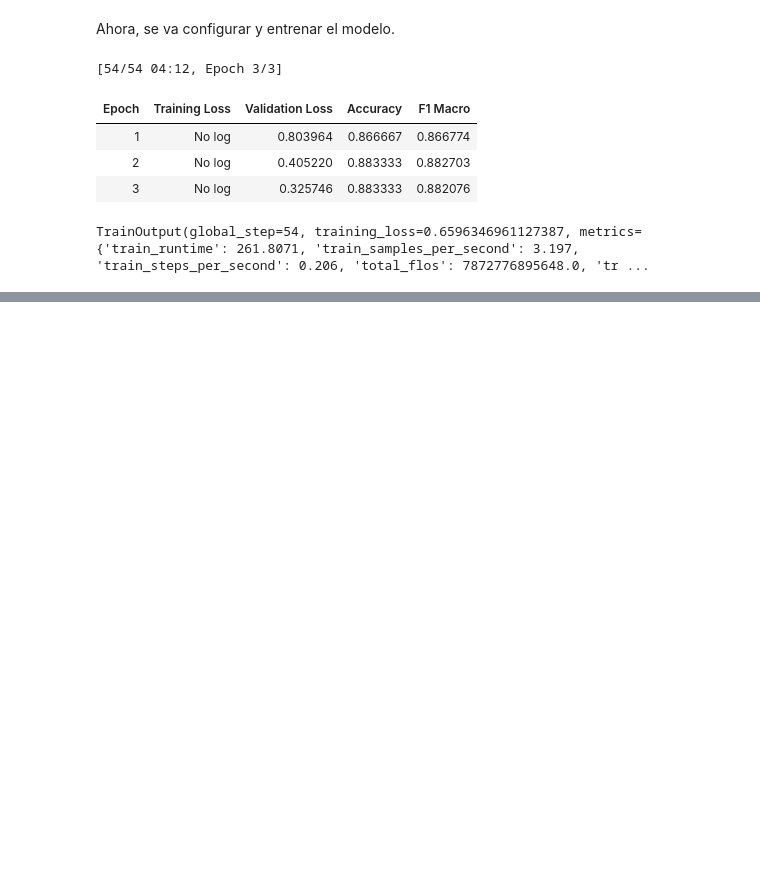
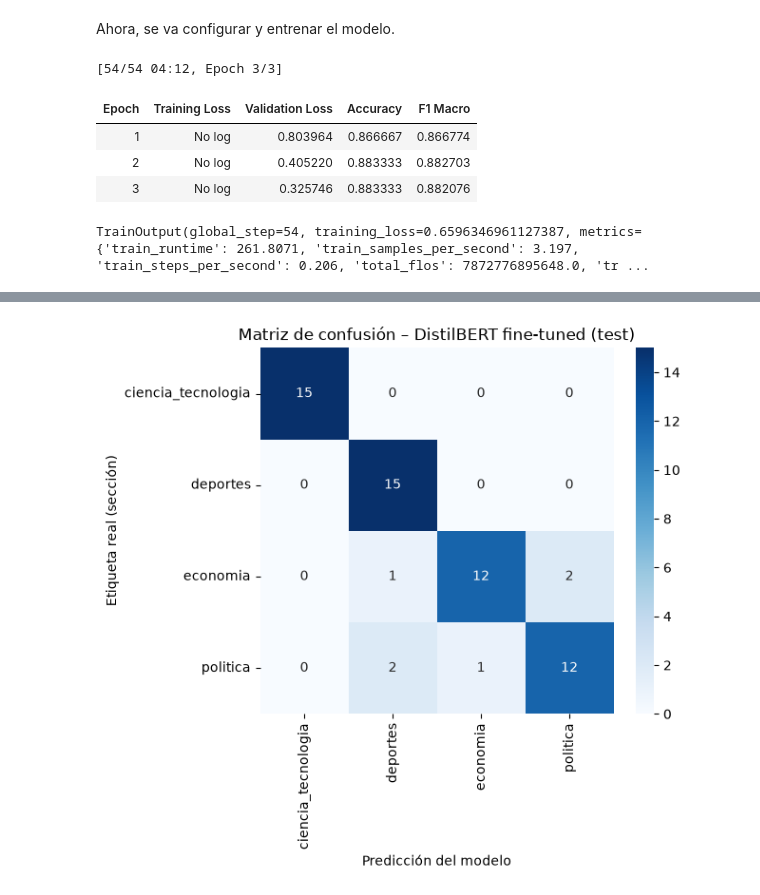
Before and after one commit to Clandra91/Python_intermedio, a Jupyter notebook: tarea_1/02_clasificacion.ipynb, the cells around one changed output, grey strips where cells are left out. Cells and saved outputs as stored; diff of their text form; code cells hidden in the pictures; blank space fills up the shorter version.

Commit message:
#2 Evaluación en test: F1 macro 0.898 y matriz de confusión

```diff
--- a/tarea_1/02_clasificacion.ipynb
+++ b/tarea_1/02_clasificacion.ipynb
@@ -378,0 +387,11 @@ entrenador.save_model("modelo")
+# %%
+from sklearn.metrics import classification_report
+
+prediccion_test = entrenador.predict(ds_test)
+reales = prediccion_test.label_ids
+predichas = np.argmax(prediccion_test.predictions, axis=1)
+
+acc_ft = accuracy_score(reales, predichas)
+f1_ft = f1_score(reales, predichas, average="macro")
+print(f"DistilBERT fine-tuned (test) -> Accuracy: {acc_ft:.3f} | F1 macro: {f1_ft:.3f}")
+print(classification_report(reales, predichas, target_names=ETIQUETAS))
@@ -378,0 +415,15 @@ entrenador.save_model("modelo")
+# %%
+import seaborn as sns
+import matplotlib.pyplot as plt
+from sklearn.metrics import confusion_matrix
+
+matriz = confusion_matrix(reales, predichas)
+plt.figure(figsize=(6, 5))
+sns.heatmap(matriz, annot=True, fmt="d", cmap="Blues",
+            xticklabels=ETIQUETAS, yticklabels=ETIQUETAS)
+plt.xlabel("Predicción del modelo")
+plt.ylabel("Etiqueta real (sección)")
+plt.title("Matriz de confusión – DistilBERT fine-tuned (test)")
+plt.show()
+# %% [output]
+[figure, added]
```
Also changed, not shown: parts of 13 cells of this notebook.
